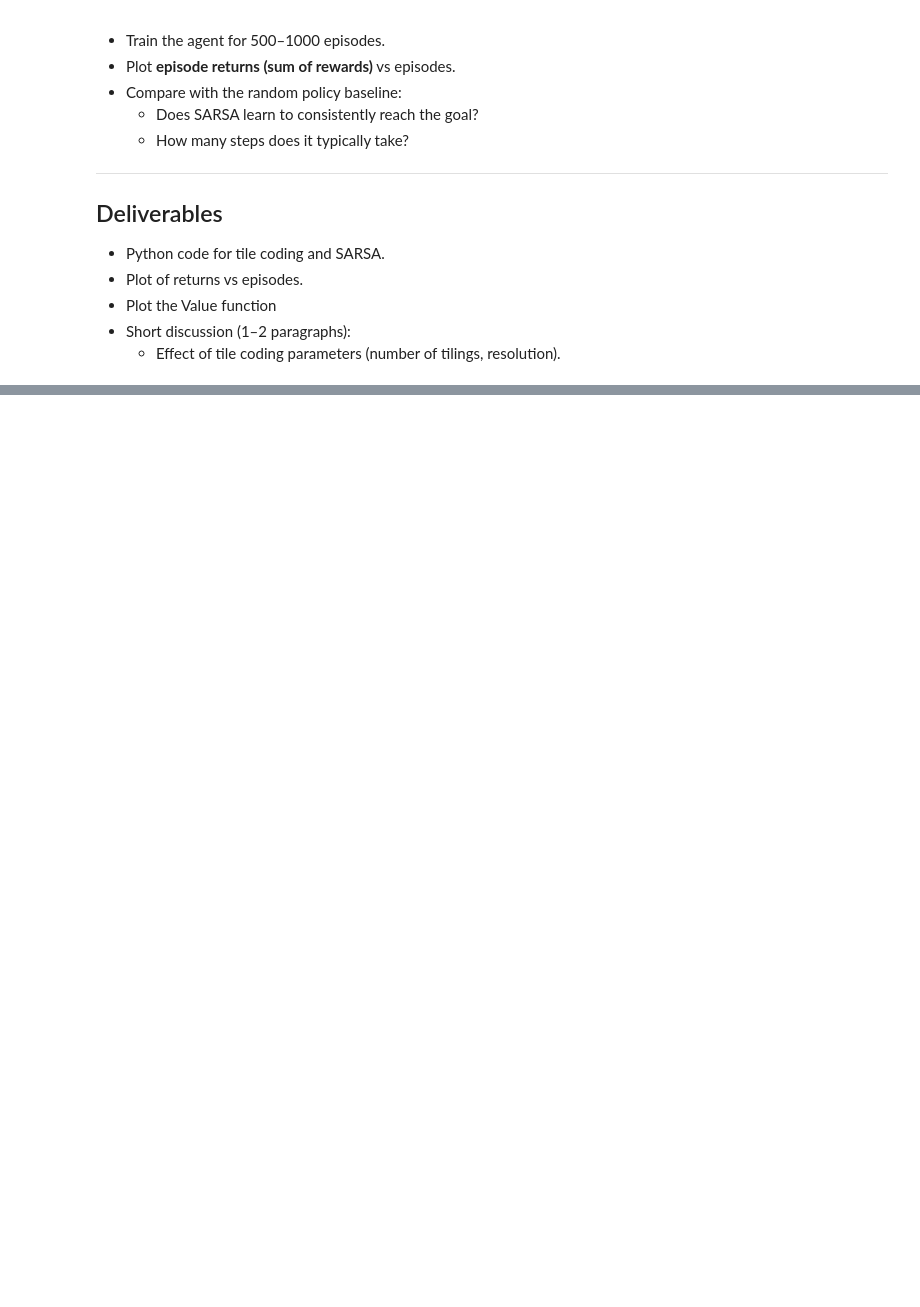
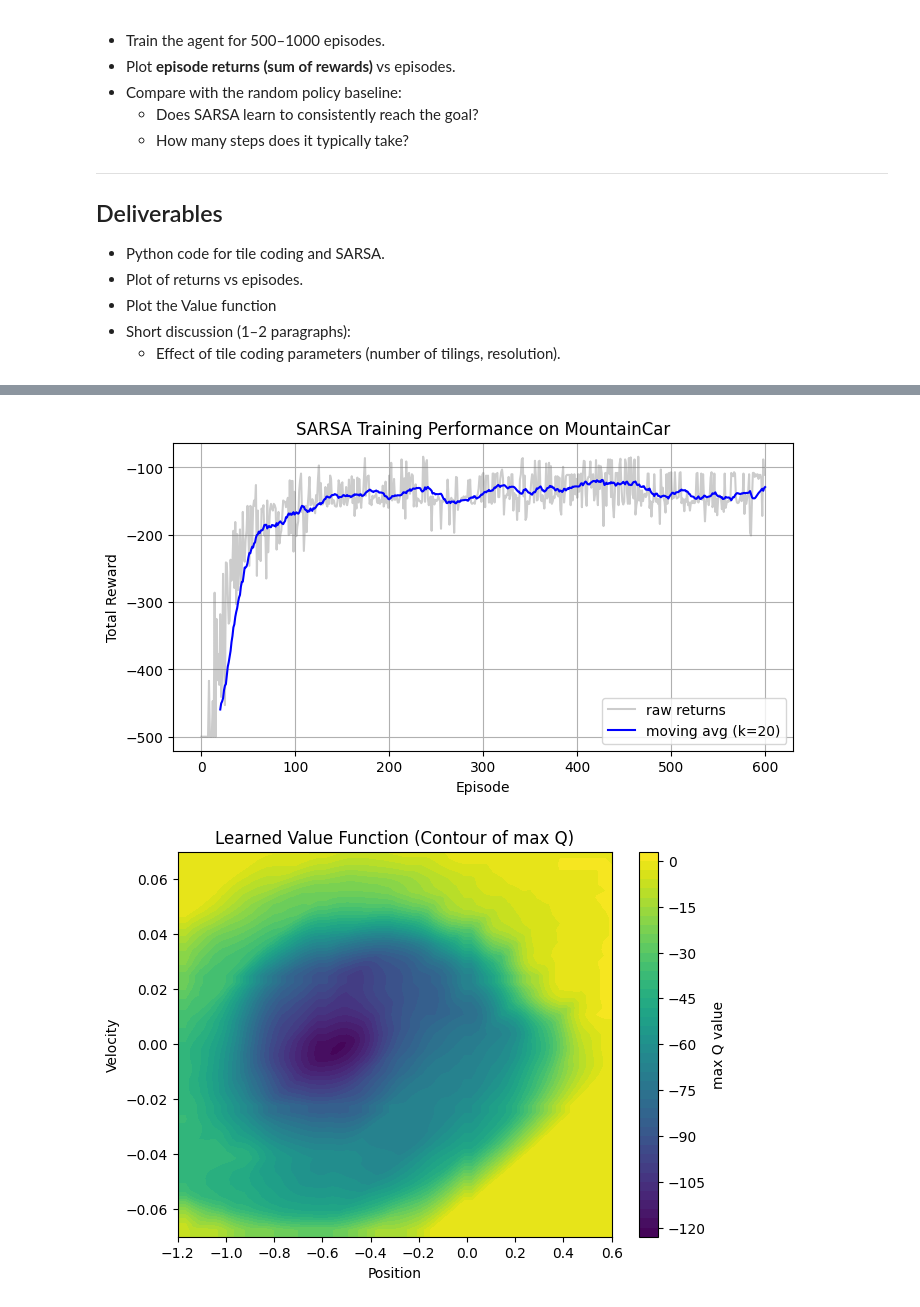
Before and after one commit to zaki-m-khan/CSE337-ReinforcementLearning, a Jupyter notebook: lab5_approximation.ipynb, the cells around one changed output, grey strips where cells are left out. Cells and saved outputs as stored; diff of their text form; code cells hidden in the pictures; blank space fills up the shorter version.

```diff
--- a/lab5_approximation.ipynb
+++ b/lab5_approximation.ipynb
@@ -478,0 +759,75 @@ class TileCoderXY:
+# %%
+# All Plots: Returns, Value Contour, and 3D Surface
+import numpy as np
+import matplotlib.pyplot as plt
+from mpl_toolkits.mplot3d import Axes3D  # needed for 3D plots
+
+# helper: moving average
+def moving_average(arr, k=20):
+    if len(arr) < k:
+        return np.array(arr)
+    c = np.cumsum(np.insert(arr, 0, 0.0))
+    return (c[k:] - c[:-k]) / float(k)
+
+# 1. Episode returns plot
+plt.figure(figsize=(8, 4))
+plt.plot(episode_returns, color="gray", alpha=0.4, label="raw returns")
+ma = moving_average(episode_returns, k=20)
+if len(ma) > 0:
+    plt.plot(np.arange(len(ma)) + 20, ma, color="blue", label="moving avg (k=20)")
+plt.xlabel("Episode")
+plt.ylabel("Total Reward")
+plt.title("SARSA Training Performance on MountainCar")
+plt.grid(True)
+plt.legend()
+plt.show()
+
+# 2. 2D Contour of max Q(s,a)
+pos_grid = np.linspace(-1.2, 0.6, 60)
+vel_grid = np.linspace(-0.07, 0.07, 60)
+value_grid = np.zeros((len(vel_grid), len(pos_grid)))
+
+for i, v in enumerate(vel_grid):
+    for j, p in enumerate(pos_grid):
+        s = [p, v]
+        qL = left_tiles.predict(s)
+        qS = stay_tiles.predict(s)
+        qR = right_tiles.predict(s)
+        value_grid[i, j] = max(qL, qS, qR)
+
+P, V = np.meshgrid(pos_grid, vel_grid)
+plt.figure(figsize=(7, 5))
+cs = plt.contourf(P, V, value_grid, levels=40, cmap="viridis")
+plt.colorbar(cs, label="max Q value")
+plt.xlabel("Position")
+plt.ylabel("Velocity")
+plt.title("Learned Value Function (Contour of max Q)")
+plt.show()
+
+# 3. 3D Surface of max Q(s,a)
+pos_space = np.linspace(-1.2, 0.6, 100)
+vel_space = np.linspace(-0.07, 0.07, 100)
+P, V = np.meshgrid(pos_space, vel_space)
+Z = np.zeros_like(P)
+
+for i in range(V.shape[0]):
+    for j in range(P.shape[1]):
+        s = [P[i, j], V[i, j]]
+        qL = left_tiles.predict(s)
+        qS = stay_tiles.predict(s)
+        qR = right_tiles.predict(s)
+        Z[i, j] = max(qL, qS, qR)
+
+fig = plt.figure(figsize=(10, 7))
+ax = fig.add_subplot(111, projection='3d')
+surf = ax.plot_surface(P, V, Z, cmap="viridis", linewidth=0, antialiased=True)
+ax.set_xlabel("Position")
+ax.set_ylabel("Velocity")
+ax.set_zlabel("Value (max Q)")
+ax.set_title("Learned Value Function for MountainCar")
+cbar = fig.colorbar(surf, shrink=0.6, aspect=14)
+cbar.set_label("Value (max Q)")
+plt.show()
+# %% [output]
+[figure, added]
+[figure, added]
```
Also changed, not shown: parts of 7 cells of this notebook.
